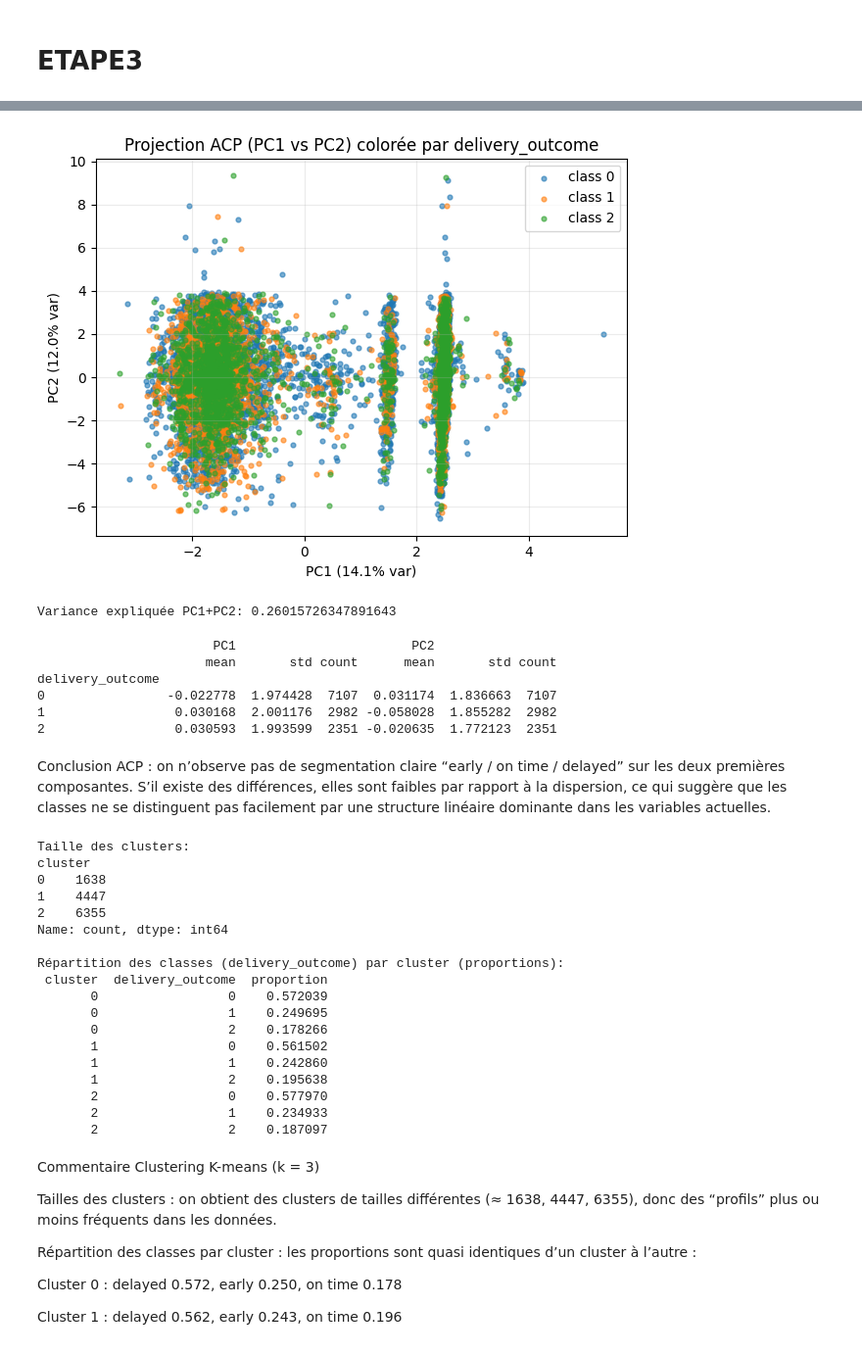
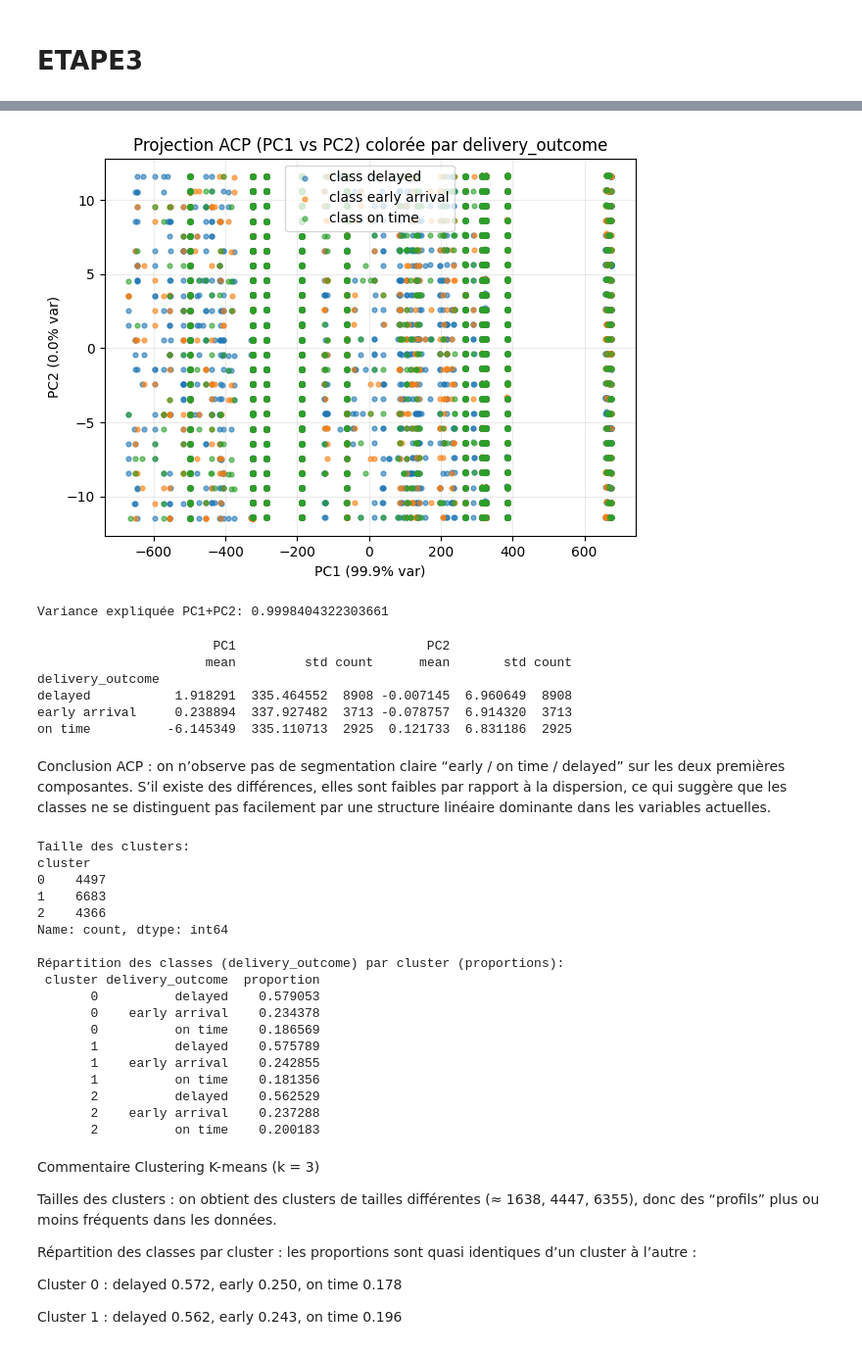
Before and after one commit to moubarik-ashraf/DS_Project, a Jupyter notebook: notebooks/02_modeling.ipynb, the cells around one changed output, grey strips where cells are left out. Shown at 98% size. Saved outputs shown, nothing was run; the diff lists cells and outputs as text; code cells hidden in the pictures.

```diff
--- a/notebooks/02_modeling.ipynb
+++ b/notebooks/02_modeling.ipynb
@@ -50,7 +50,7 @@ print("📂 PRÉPARATION DES DONNÉES (UNE FOIS POUR TOUTES)")
 print("-" * 60)
 
 # 1) Chargement
-file_name = "/content/DS_Project/data/processed/data_processed_final.csv"
+file_name = "/content/DS_Project/data/processed/data_processed_final_v4.csv"
 df = pd.read_csv(file_name)
 print(f"✅ Données chargées : {df.shape[0]} lignes, {df.shape[1]} colonnes.")
 
@@ -1177,13 +1123,10 @@ import matplotlib.pyplot as plt
 from sklearn.preprocessing import StandardScaler
 from sklearn.decomposition import PCA
 
-# Standardisation (important pour ACP)
-scaler = StandardScaler()
-X_scaled = scaler.fit_transform(X_num)
 
 # PCA complet (pour variance expliquée)
 pca_full = PCA()
-pca_full.fit(X_scaled)
+pca_full.fit(X_num)
 
 explained = pca_full.explained_variance_ratio_
 cum_explained = np.cumsum(explained)
@@ -1224,39 +1167,36 @@ PC25: 0.0017 (cumul: 0.9990)
 # %%
 import numpy as np
 import pandas as pd
 import matplotlib.pyplot as plt
 
 from sklearn.decomposition import PCA
 from sklearn.preprocessing import StandardScaler
 
-# Refit PCA à 2 composantes pour le plan
-scaler = StandardScaler()
-X_scaled = scaler.fit_transform(X_num)
 
 pca_2 = PCA(n_components=2, random_state=42)
-X_pca = pca_2.fit_transform(X_scaled)
+X_pca = pca_2.fit_transform(X_num)
 
 pca_df = pd.DataFrame(X_pca, columns=["PC1", "PC2"])
 pca_df["delivery_outcome"] = y.values
 
 # Scatter plot
 plt.figure(figsize=(7,5))
 for cls in sorted(pca_df["delivery_outcome"].unique()):
     sub = pca_df[pca_df["delivery_outcome"] == cls]
     plt.scatter(sub["PC1"], sub["PC2"], s=12, alpha=0.6, label=f"class {cls}")
 
 plt.xlabel(f"PC1 ({pca_2.explained_variance_ratio_[0]*100:.1f}% var)")
 plt.ylabel(f"PC2 ({pca_2.explained_variance_ratio_[1]*100:.1f}% var)")
 plt.title("Projection ACP (PC1 vs PC2) colorée par delivery_outcome")
 plt.legend()
 plt.grid(True, alpha=0.25)
 plt.show()
 
 print("Variance expliquée PC1+PC2:",
       float(pca_2.explained_variance_ratio_.sum()))
 # %% [output]
-[figure, old version]
+[figure, new version]
-Variance expliquée PC1+PC2: 0.26015726347891643
+Variance expliquée PC1+PC2: 0.9998404322303661
 # %%
 import pandas as pd
 import numpy as np
@@ -1268,12 +1208,12 @@ summary = (pca_df
 
 print(summary)
 # %% [output]
-                       PC1                       PC2
-                      mean       std count      mean       std count
+                       PC1                         PC2
+                      mean         std count      mean       std count
 delivery_outcome
-0                -0.022778  1.974428  7107  0.031174  1.836663  7107
-1                 0.030168  2.001176  2982 -0.058028  1.855282  2982
-2                 0.030593  1.993599  2351 -0.020635  1.772123  2351
+delayed           1.918291  335.464552  8908 -0.007145  6.960649  8908
+early arrival     0.238894  337.927482  3713 -0.078757  6.914320  3713
+on time          -6.145349  335.110713  2925  0.121733  6.831186  2925
 # %% [markdown]
 Conclusion ACP : on n’observe pas de segmentation claire “early / on time / delayed” sur les deux premières composantes. S’il existe des différences, elles sont faibles par rapport à la dispersion, ce qui suggère que les classes ne se distinguent pas facilement par une structure linéaire dominante dans les variables actuelles.
 # %%
@@ -1306,22 +1246,22 @@ print(dist.sort_values(["cluster","delivery_outcome"]).to_string(index=False))
 # %% [output]
 Taille des clusters:
 cluster
-0    1638
-1    4447
-2    6355
+0    4497
+1    6683
+2    4366
 Name: count, dtype: int64
 
 Répartition des classes (delivery_outcome) par cluster (proportions):
- cluster  delivery_outcome  proportion
-       0                 0    0.572039
-       0                 1    0.249695
-       0                 2    0.178266
-       1                 0    0.561502
-       1                 1    0.242860
-       1                 2    0.195638
-       2                 0    0.577970
-       2                 1    0.234933
-       2                 2    0.187097
+ cluster delivery_outcome  proportion
+       0          delayed    0.579053
+       0    early arrival    0.234378
+       0          on time    0.186569
+       1          delayed    0.575789
+       1    early arrival    0.242855
+       1          on time    0.181356
+       2          delayed    0.562529
+       2    early arrival    0.237288
+       2          on time    0.200183
 # %% [markdown]
 Commentaire Clustering K-means (k = 3)
 
```
Also changed, not shown: parts of 24 cells of this notebook.
